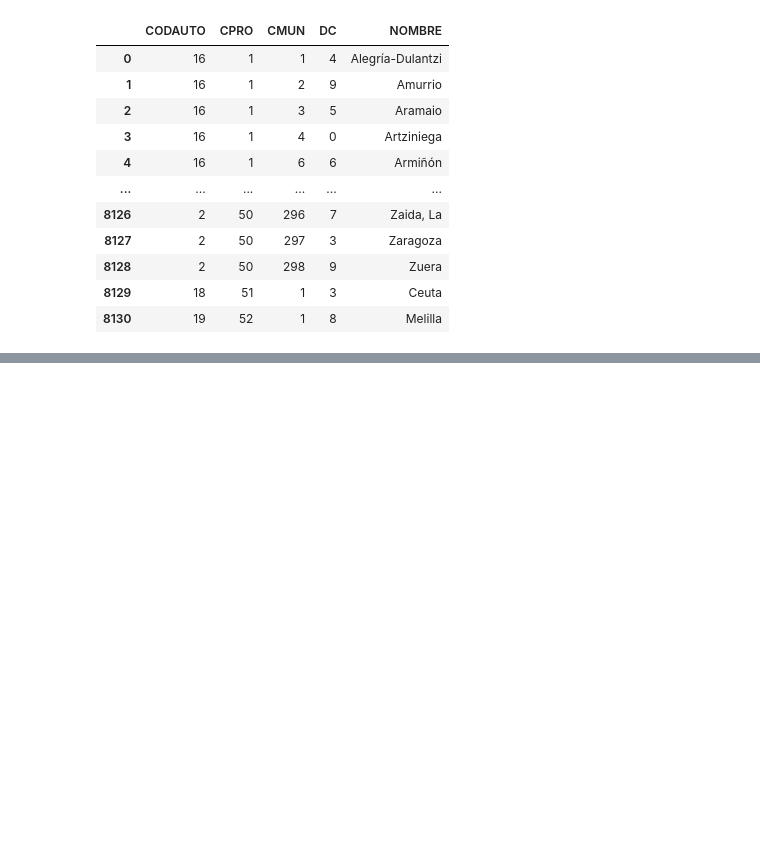
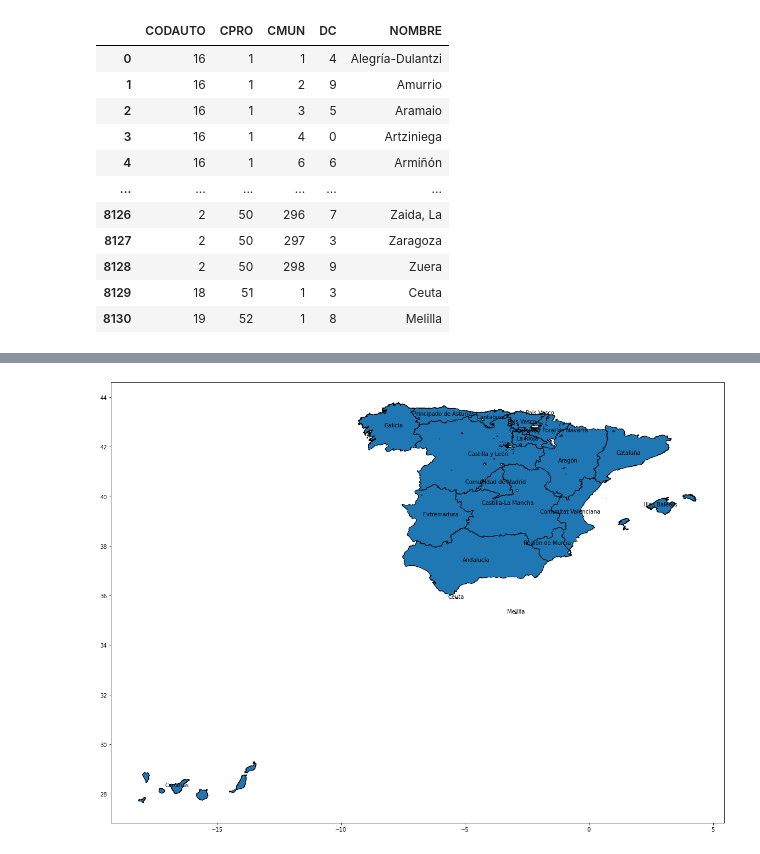
Before and after one commit to linkcharger/glovo, a Jupyter notebook: merging/mergingGlovoAndAux.ipynb, the cells around one changed output, grey strips where cells are left out. Drawn from its saved outputs; the diff is of its cells as text; code cells hidden in the pictures; blank space fills up the shorter version.

```diff
--- a/merging/mergingGlovoAndAux.ipynb
+++ b/merging/mergingGlovoAndAux.ipynb
@@ -110,0 +227,3 @@ backup(censusCityCoords, 'censusCityCoords.json')
+# %%
+ncas = list(mun.NCA.unique()) # nombre communidad autonoma?
+ncas
@@ -110,0 +255,13 @@ backup(censusCityCoords, 'censusCityCoords.json')
+# %%
+ncaDF = gpd.GeoDataFrame()
+
+
+for nca in ncas:
+
+    groupOfMuns = mun[mun.NCA == nca]
+    geometries = list(groupOfMuns.geometry)
+
+    ncaDF.loc[nca, 'geometry'] = unary_union(geometries)
+
+
+ncaDF
@@ -110,0 +286,10 @@ backup(censusCityCoords, 'censusCityCoords.json')
+# %%
+ncaDF.plot(figsize=(20,20), edgecolor='black', legend=True)
+for index, row in ncaDF.iterrows():
+    plt.annotate(
+        s=index,
+        xy=(row.geometry.representative_point().x, row.geometry.representative_point().y),
+        horizontalalignment='center',
+        )
+# %% [output]
+[figure, added]
```
Also changed, not shown: parts of 32 cells of this notebook, 1 other file.
